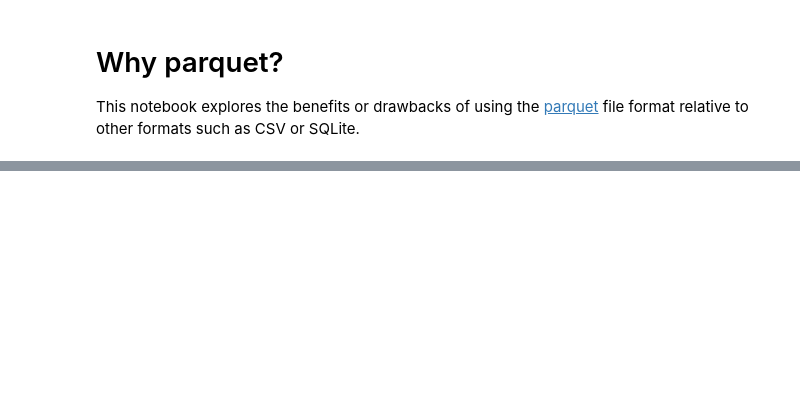
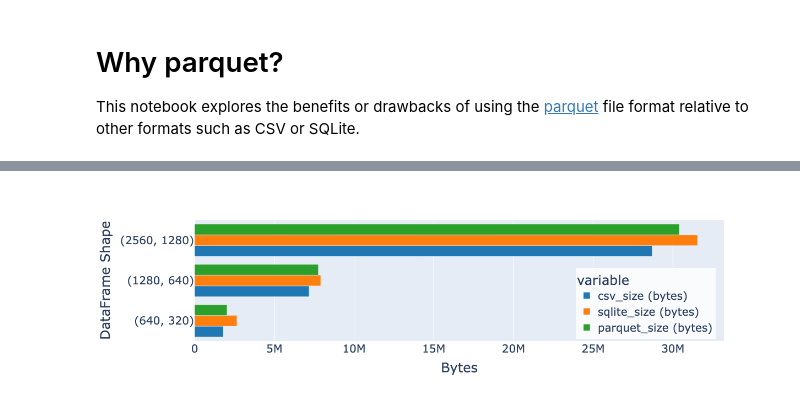
Before and after one commit to d33bs/CytoTable-benchmarks, a Jupyter notebook: notebooks/parquet_analysis.ipynb, the cells around one changed output, grey strips where cells are left out. Saved outputs shown, nothing was run; the diff lists cells and outputs as text; code cells hidden in the pictures; blank space fills up the shorter version.

```diff
--- a/notebooks/parquet_analysis.ipynb
+++ b/notebooks/parquet_analysis.ipynb
@@ -146,6 +147,7 @@ fig = px.bar(
     barmode="group",
     labels={"dataframe_shape (rows, cols)": "DataFrame Shape", "value": "Bytes"},
     width=1300,
+    color_discrete_sequence=px.colors.qualitative.D3
 )
 fig.update_layout(
     legend=dict(x=0.72, y=0.02, bgcolor="rgba(255,255,255,0.8)"),
@@ -161,3 +162,4 @@ pio.write_image(fig, f"{image_dir}/file-storage-size.png")
+[figure, added]
 # %%
 # read time barchart (all columns)
 fig = px.bar(
```
Also changed, not shown: parts of 5 cells of this notebook, 5 other files.
